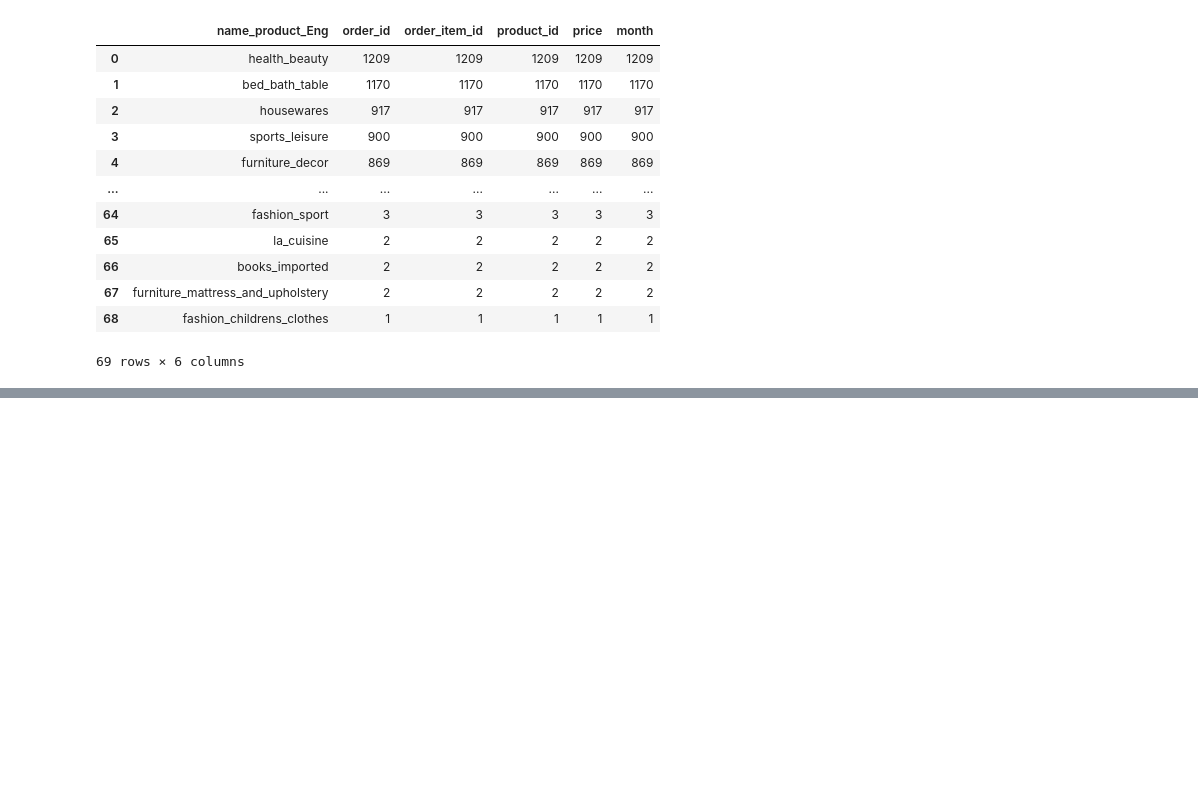
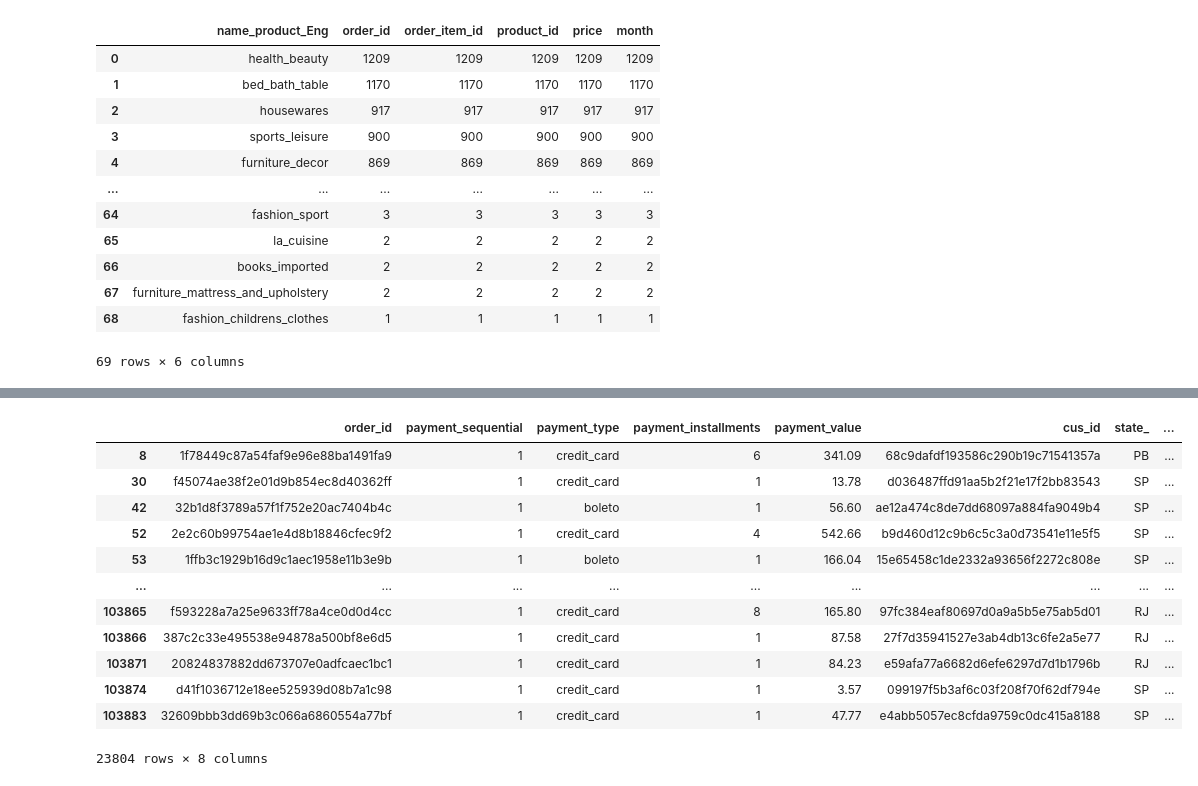
Before and after one commit to nicha0524/DPDM2021, a Jupyter notebook: Untitled6.ipynb, the cells around one changed output, grey strips where cells are left out. Drawn from its saved outputs; the diff is of its cells as text; code cells hidden in the pictures; blank space fills up the shorter version.

```diff
--- a/Untitled6.ipynb
+++ b/Untitled6.ipynb
@@ -859,0 +1064,17 @@ name_Pro.groupby('name_product_Eng').count().sort_values(by=['order_item_id'],as
+# %%
+day_sat_son=order_payments[(order_payments['time_d']=='Saturday')|(order_payments['time_d']=='Sunday')] # เลือกข้อมูลในวันเสาร์ และอาทิตย์
+day_sat_son
+# %% [output]
+|  | order_id | payment_sequential | payment_type | payment_installments | payment_value | cus_id | state_ | ... |
+| 8 | 1f78449c87a54faf9e96e88ba1491fa9 | 1 | credit_card | 6 | 341.09 | 68c9dafdf193586c290b19c71541357a | PB | ... |
+| 30 | f45074ae38f2e01d9b854ec8d40362ff | 1 | credit_card | 1 | 13.78 | d036487ffd91aa5b2f21e17f2bb83543 | SP | ... |
+| 42 | 32b1d8f3789a57f1f752e20ac7404b4c | 1 | boleto | 1 | 56.60 | ae12a474c8de7dd68097a884fa9049b4 | SP | ... |
+| 52 | 2e2c60b99754ae1e4d8b18846cfec9f2 | 1 | credit_card | 4 | 542.66 | b9d460d12c9b6c5c3a0d73541e11e5f5 | SP | ... |
+| 53 | 1ffb3c1929b16d9c1aec1958e11b3e9b | 1 | boleto | 1 | 166.04 | 15e65458c1de2332a93656f2272c808e | SP | ... |
+| ... | ... | ... | ... | ... | ... | ... | ... | ... |
+| 103865 | f593228a7a25e9633ff78a4ce0d0d4cc | 1 | credit_card | 8 | 165.80 | 97fc384eaf80697d0a9a5b5e75ab5d01 | RJ | ... |
+| 103866 | 387c2c33e495538e94878a500bf8e6d5 | 1 | credit_card | 1 | 87.58 | 27f7d35941527e3ab4db13c6fe2a5e77 | RJ | ... |
+| 103871 | 20824837882dd673707e0adfcaec1bc1 | 1 | credit_card | 1 | 84.23 | e59afa77a6682d6efe6297d7d1b1796b | RJ | ... |
+| 103874 | d41f1036712e18ee525939d08b7a1c98 | 1 | credit_card | 1 | 3.57 | 099197f5b3af6c03f208f70f62df794e | SP | ... |
+| 103883 | 32609bbb3dd69b3c066a6860554a77bf | 1 | credit_card | 1 | 47.77 | e4abb5057ec8cfda9759c0dc415a8188 | SP | ... |
+23804 rows × 8 columns
```
Also changed, not shown: parts of 38 cells of this notebook.
